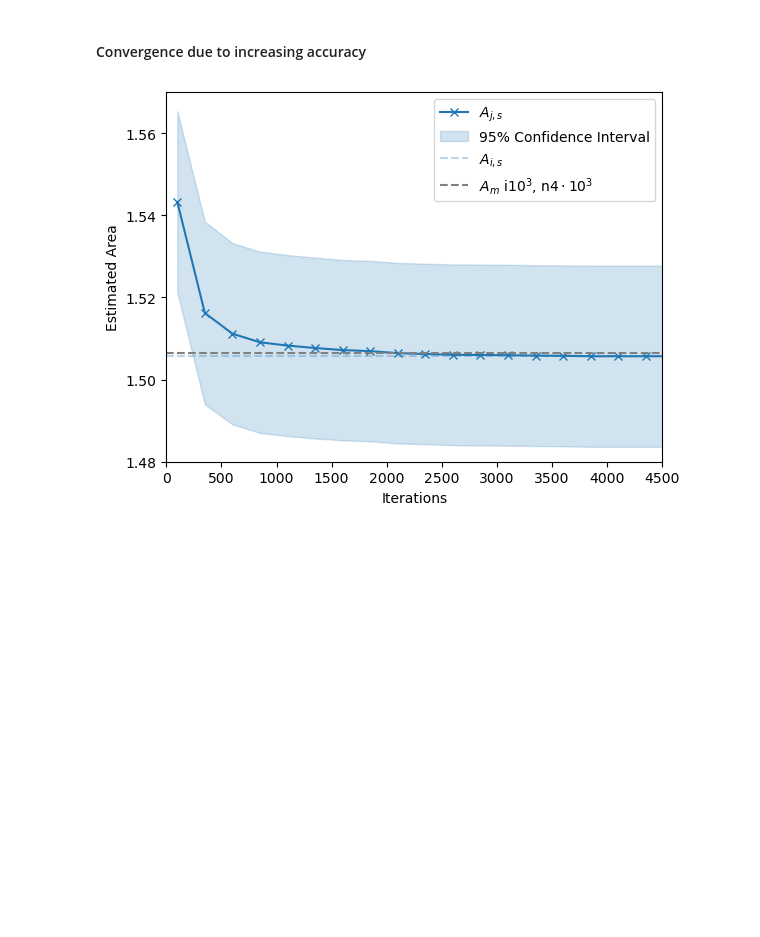
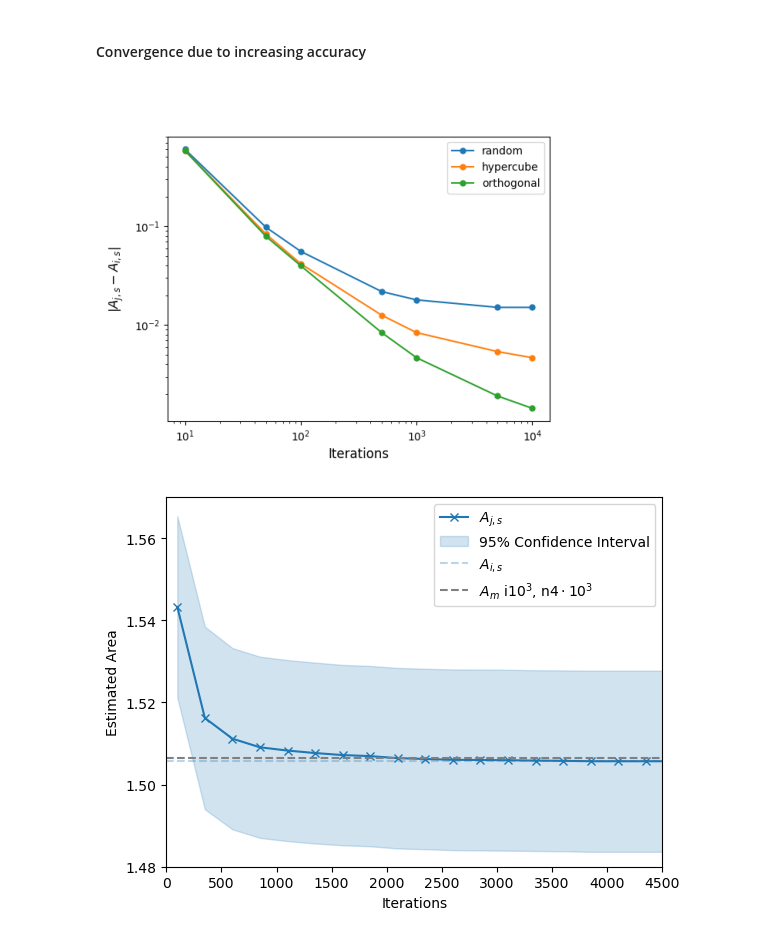
Before and after one commit to HollydP/MandelbrotSet, a Jupyter notebook: notebooks/convergence_analysis.ipynb, the cells around one changed output. Drawn from its saved outputs; the diff is of its cells as text; code cells hidden in the pictures; blank space fills up the shorter version.

```diff
--- a/notebooks/convergence_analysis.ipynb
+++ b/notebooks/convergence_analysis.ipynb
@@ -83,6 +82,7 @@ area_estimate_std = np.sqrt(3.8032102139e-06)
 #### Range Analysis
 # %%
 # Read simulation results for sample ranges
+already_run = True
 random = pd.read_csv("data/sample range/Mandlebrot Area Simulations for random n2500 s5000 i500.csv")['Area']
 random_max_range = pd.read_csv("data/sample range/Mandlebrot Area Simulations for random n2500 s5000 i500 a.csv")['Area']
 # hypercube = pd.read_csv("data/sample range/Mandlebrot Area Simulations for hypercube n2500 s5000 i500.csv")['Area']
@@ -123,59 +123,65 @@ iterations = 5000 # max iterations
 samples = 50**2
 simulations = 50
 # %%
-# initilize nested list for iteration convergence plot
-convergence = [[],[],[]]
-ci = [[],[],[]] # confidence intervals
+if already_run:
+    img = plt.imread('images/iterations_convergence_error.png')
+    imgplot = plt.imshow(img)
+    plt.axis('off')
+    plt.show()
+else:
+    # initilize nested list for iteration convergence plot
+    convergence = [[],[],[]]
+    ci = [[],[],[]] # confidence intervals
 
-# The convergence is computed for each sampling method
-methods_list = ['random', 'hypercube', 'orthogonal']
-for method in methods_list:
-    print(f'CURRENTLY USING {method} SAMPLING METHOD.')
+    # The convergence is computed for each sampling method
+    methods_list = ['random', 'hypercube', 'orthogonal']
+    for method in methods_list:
+        print(f'CURRENTLY USING {method} SAMPLING METHOD.')
 
-    # Simulate multiple times max iteration value i and save samples drawn (randomly generated lattice)
-    Mandelbrot_Functions = Mandelbrot(method, samples, iterations, x_min, x_max, y_min, y_max)
-    samples_matrix = Mandelbrot_Functions.simulate(simulations,True,True)[2]
+        # Simulate multiple times max iteration value i and save samples drawn (randomly generated lattice)
+        Mandelbrot_Functions = Mandelbrot(method, samples, iterations, x_min, x_max, y_min, y_max)
+        samples_matrix = Mandelbrot_Functions.simulate(simulations,True,True)[2]
 
-    # initilize sample statistic results for iteration convergence plot
-    area_values = []
-    error_bars = []
+        # initilize sample statistic results for iteration convergence plot
+        area_values = []
+        error_bars = []
 
-    # loop through values j < i
-    x = list(range(100,iterations,250))
-    for j in x:
-        print(f'Iterations = {j}')
-        Mandelbrot_Functions.max_iters = j
-        # initilize results array for simulations of the same parameter
-        area_sample_vector = []
+        # loop through values j < i
+        x = list(range(100,iterations,250))
+        for j in x:
+            Mandelbrot_Functions.max_iters = j
+            # initilize results array for simulations of the same parameter
+            area_sample_vector = []
 
-        # repeat simulation for each lattice
-        for k in range(0, len(samples_matrix)):
-            area_sample_vector.append(Mandelbrot_Functions.estimate_area(samples_matrix[j]))
+            # repeat simulation for each lattice
+            for k in range(0, len(samples_matrix)):
+                area_sample_vector.append(Mandelbrot_Functions.estimate_area(samples_matrix[j]))
 
-        # write area estimations to csv
-        areas_df = pd.DataFrame(area_sample_vector, columns=["Area"])
-        areas_df.to_csv(os.path.join("data","Mandlebrot Area Simulations for {} n{} s{} i{}.csv".format(method,samples,k+1,j)),
-        index=False)
+            # write area estimations to csv
+            areas_df = pd.DataFrame(area_sample_vector, columns=["Area"])
+            areas_df.to_csv(os.path.join("data","Mandlebrot Area Simulations for {} n{} s{} i{}.csv".format(method,samples,k+1,j)),
+            index=False)
 
-        # plot convergence for large accuracy
-        area_sample = np.mean(area_sample_vector) # We obtain A_{i,s}.
-        print(f'Mean area for current simulation: {area_sample} ')
-        area_values.append(area_sample)
-        # Each computed area A_{i,s} is compared to the one obtained with the most iterations (A_{M})
-        convergence[methods_list.index(method)].append(abs(area_sample - area_estimate))
+            # plot convergence for large accuracy
+            area_sample = np.mean(area_sample_vector) # We obtain A_{i,s}.
+            area_values.append(area_sample)
+            # Each computed area A_{i,s} is compared to the one obtained with the most iterations (A_{M})
+            convergence[methods_list.index(method)].append(abs(area_sample - area_estimate))
 
-        area_sample_std = Mandelbrot_Functions.sample_standard_deviation(area_sample_vector)
-        error_bars.append(area_sample_std)
+            area_sample_std = Mandelbrot_Functions.sample_standard_deviation(area_sample_vector)
+            error_bars.append(area_sample_std)
 
-    plt.plot(x,convergence[methods_list.index(method)], marker='.',markersize=10, label=method)
+        plt.plot(x,convergence[methods_list.index(method)], marker='.',markersize=10, label=method)
 
-    plt.legend()
-    plt.xscale('log')
-    plt.yscale('log')
-    plt.xlabel('Iterations', fontsize=12)
-    plt.ylabel(r'$A_{j,s}$', fontsize=12)
-    plt.savefig(os.path.join('images',"iterations convergence error.png"))
-    plt.show()
+        plt.legend()
+        plt.xscale('log')
+        plt.yscale('log')
+        plt.xlabel('Iterations', fontsize=12)
+        plt.ylabel(r'$A_{j,s}$', fontsize=12)
+        plt.savefig(os.path.join('images',"iterations convergence error.png"))
+        plt.show()
+# %% [output]
+[figure, added]
 # %%
 # identify files for iteration convergence
 files = os.listdir("data/iterations")
```
Also changed, not shown: parts of 1 cell of this notebook.
